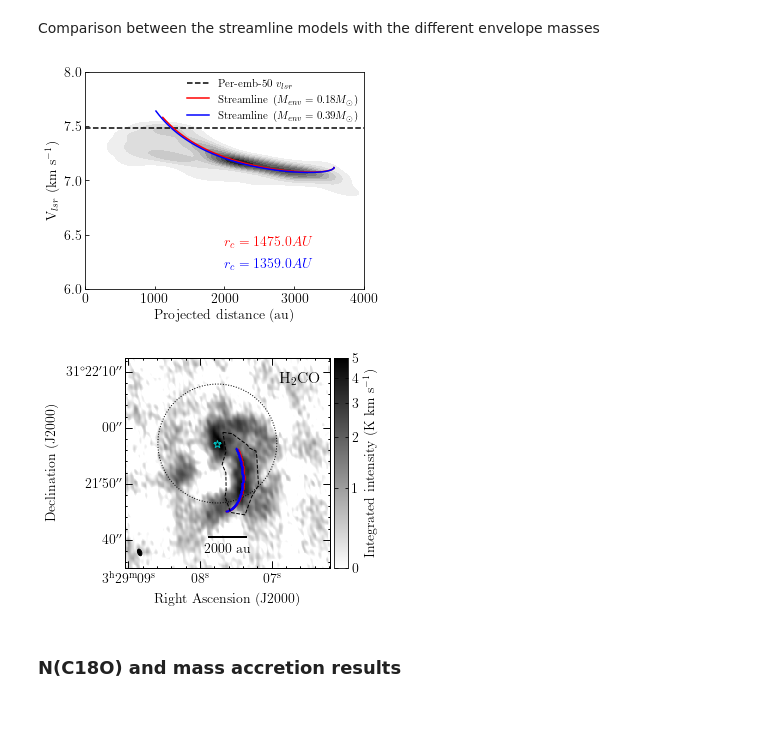
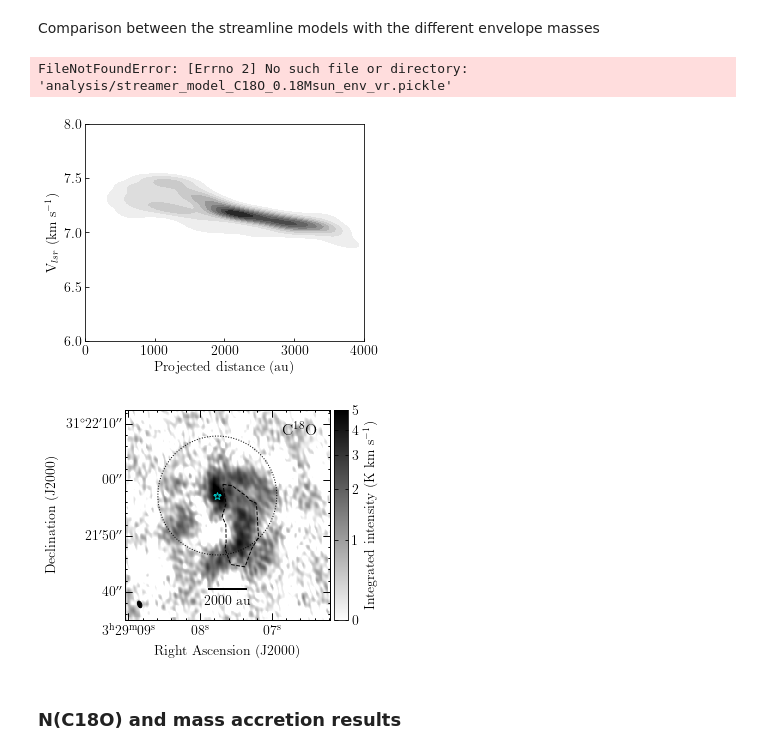
Before and after one commit to tere-valdivia/Per-emb-50_results, a Jupyter notebook: Data_figures.ipynb, the cells around one changed output. Saved outputs shown, nothing was run; the diff lists cells and outputs as text; code cells hidden in the pictures; blank space fills up the shorter version.

```diff
--- a/Data_figures.ipynb
+++ b/Data_figures.ipynb
@@ -1626,7 +1626,7 @@ fig = plot_aplpy_standard(filename+'.fits', stretch, vmin, vmax, cmap, label_col
 fig.show_circles(ra_Per50, dec_Per50, pb_noema(freq).to(u.deg)*0.5,
                   ls=':', color='black')
 fig.colorbar.set_axis_label_text(r'Integrated intensity (K km s$^{-1}$)')
-fig.add_label(0.85, 0.9, r'H$_2$CO', relative=True, size=16, weight='bold')
+fig.add_label(0.85, 0.9, r'C$^{18}$O', relative=True, size=16, weight='bold')
 fig.show_regions(regionfile)
 
 # Load the streamline results
@@ -1657,35 +1657,36 @@ v_lsr = paramsdict['v_lsr']
 
 # Load source params
 M_s = 1.71*u.Msun # was 2.9
 M_env1 = 0.18*u.Msun
 M_env2 = 0.39*u.Msun
 M_disk = 0.58*u.Msun
 Mstar1 = (M_s+M_env1+M_disk)
 Mstar2 = (M_s+M_env2+M_disk)
 r_c1 = SL.r_cent(Mstar1, omega01, r01)
 r_c2 = SL.r_cent(Mstar2, omega02, r02)
 
 # Add the models and labels in the kde
 
 ax2.axhline(v_lsr.value, color='k', label=r'Per-emb-50 $v_{lsr}$', ls='--')
 ax2.plot(dsky1, vel1, color='red', label=r'Streamline ($M_{env}=0.18M_{\odot}$)')
 ax2.annotate(r'$r_c = {}$'.format(np.round(r_c1,0)), (0.5, 0.2), xycoords='axes fraction', size=14, color='r')
 ax2.plot(dsky2, vel2, color='blue', label=r'Streamline ($M_{env}=0.39M_{\odot}$)')
 ax2.annotate(r'$r_c = {}$'.format(np.round(r_c2,0)), (0.5, 0.1), xycoords='axes fraction', size=14, color='b')
 ax2.legend(loc=(0.35, 0.75), frameon=False, fontsize=11)
 
 #add the models and labels in the image
 fig.show_markers(ra1, dec1, marker='o', c='red', s=0.5)
 # fig.add_label(0.3, 0.3, r'$M_{env}=0.18M_{\odot}$', relative=True, size=16, color='r', weight='bold')
 fig.show_markers(ra2, dec2, marker='o', c='b', s=0.5)
 # fig.add_label(0.3, 0.2, r'$M_{env}=0.39M_{\odot}$', relative=True, size=16, color='b', weight='bold')
 
 if saveplot:
   fig2.savefig('analysis/streamline_C18O_comparison_Menv_vlsr_r_kde_peremb50.pdf', dpi=300, bbox_inches='tight')
   fig.savefig('analysis/streamline_C18O_image_comparison_Menv_peremb50.pdf', dpi=300)
 # %% [output]
+FileNotFoundError: [Errno 2] No such file or directory: 'analysis/streamer_model_C18O_0.18Msun_env_vr.pickle'
-[figure, old version]
+[figure, new version]
-[figure, old version]
+[figure, new version]
 # %% [markdown]
 ### N(C18O) and mass accretion results
 # %%
```
Also changed, not shown: 12 other files.
